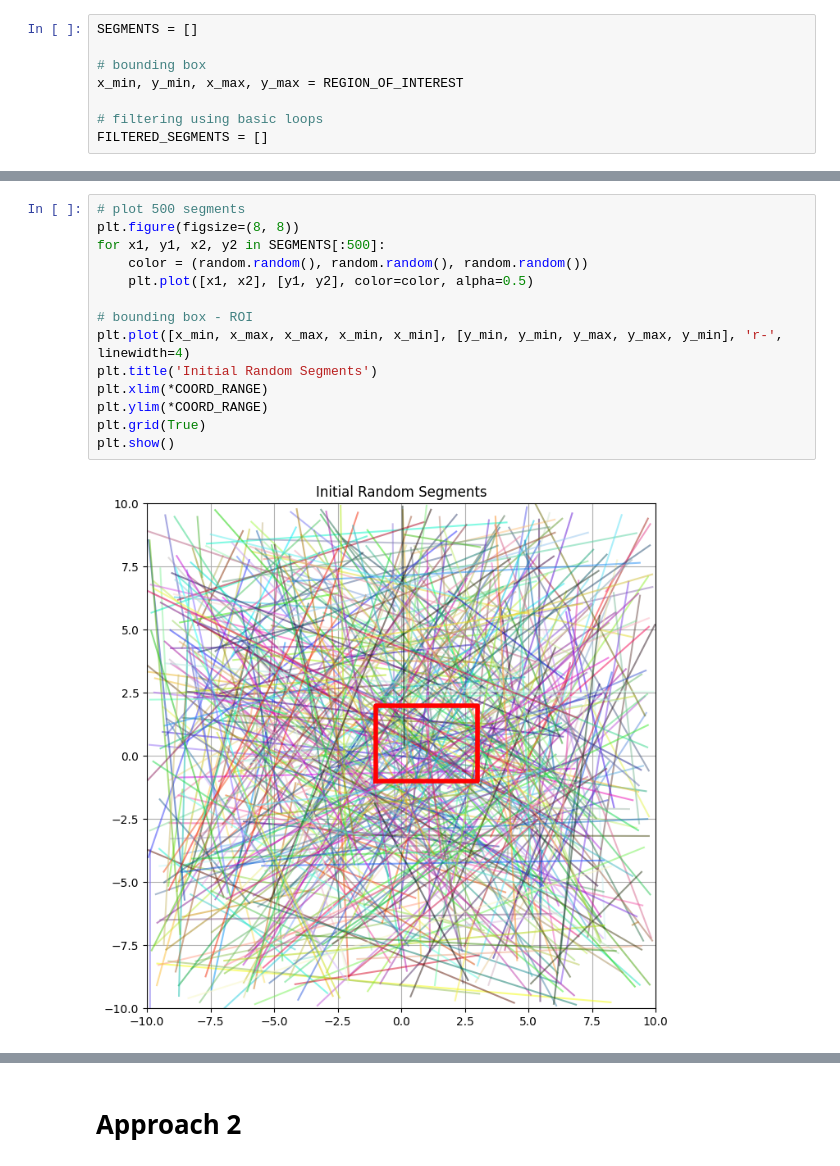
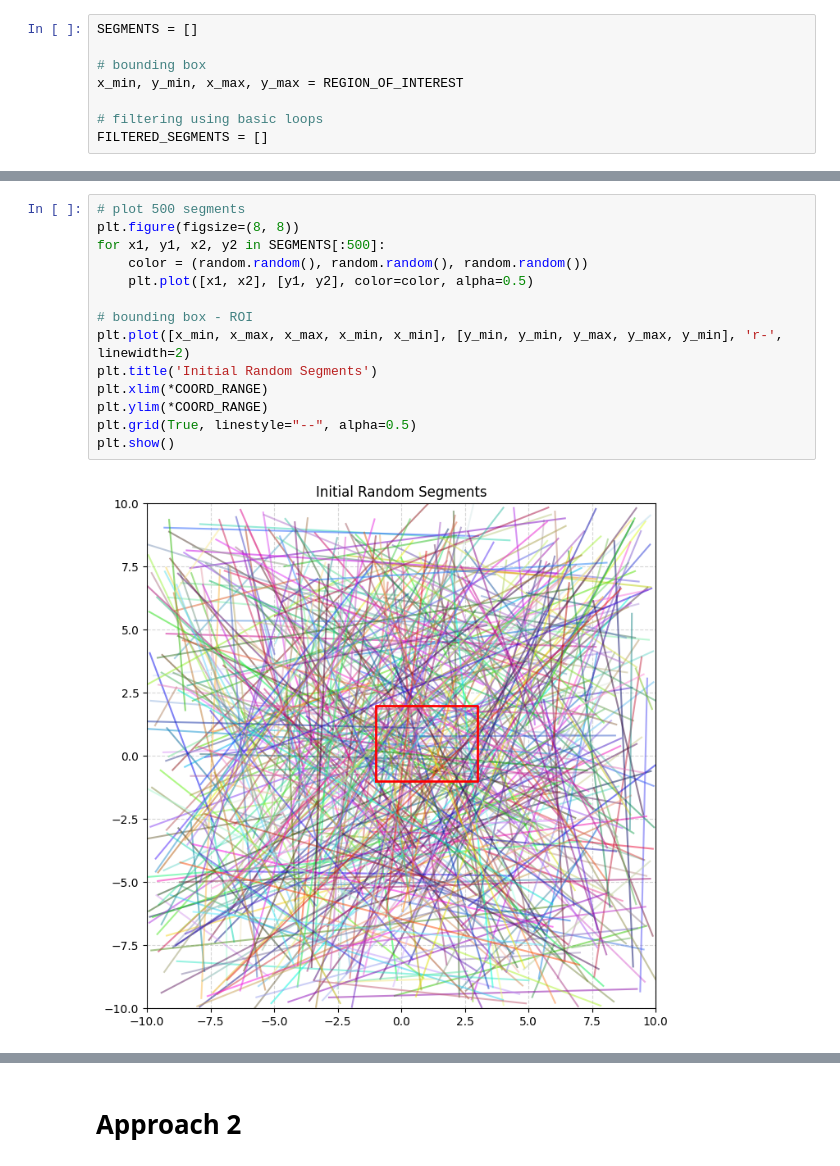
Before and after one commit to Nye1nChanSoe/python3, a Jupyter notebook: matplotlib_and_numpy/main.ipynb, the cells around one changed output, grey strips where cells are left out. Drawn from its saved outputs; the diff is of its cells as text.

Commit message:
Improve visuals

```diff
--- a/matplotlib_and_numpy/main.ipynb
+++ b/matplotlib_and_numpy/main.ipynb
@@ -48,19 +48,19 @@ Filtered: 81 segments from 100000
 # %%
 # plot 500 segments
 plt.figure(figsize=(8, 8))
 for x1, y1, x2, y2 in SEGMENTS[:500]:
     color = (random.random(), random.random(), random.random())
     plt.plot([x1, x2], [y1, y2], color=color, alpha=0.5)
 
 # bounding box - ROI
-plt.plot([x_min, x_max, x_max, x_min, x_min], [y_min, y_min, y_max, y_max, y_min], 'r-', linewidth=4)
+plt.plot([x_min, x_max, x_max, x_min, x_min], [y_min, y_min, y_max, y_max, y_min], 'r-', linewidth=2)
 plt.title('Initial Random Segments')
 plt.xlim(*COORD_RANGE)
 plt.ylim(*COORD_RANGE)
-plt.grid(True)
+plt.grid(True, linestyle="--", alpha=0.5)
 plt.show()
 # %% [output]
-[figure, old version]
+[figure, new version]
 # %%
 # plot filtered segments inside bounding box
 plt.figure(figsize=(8, 8))
```
Also changed, not shown: parts of 5 cells of this notebook.
